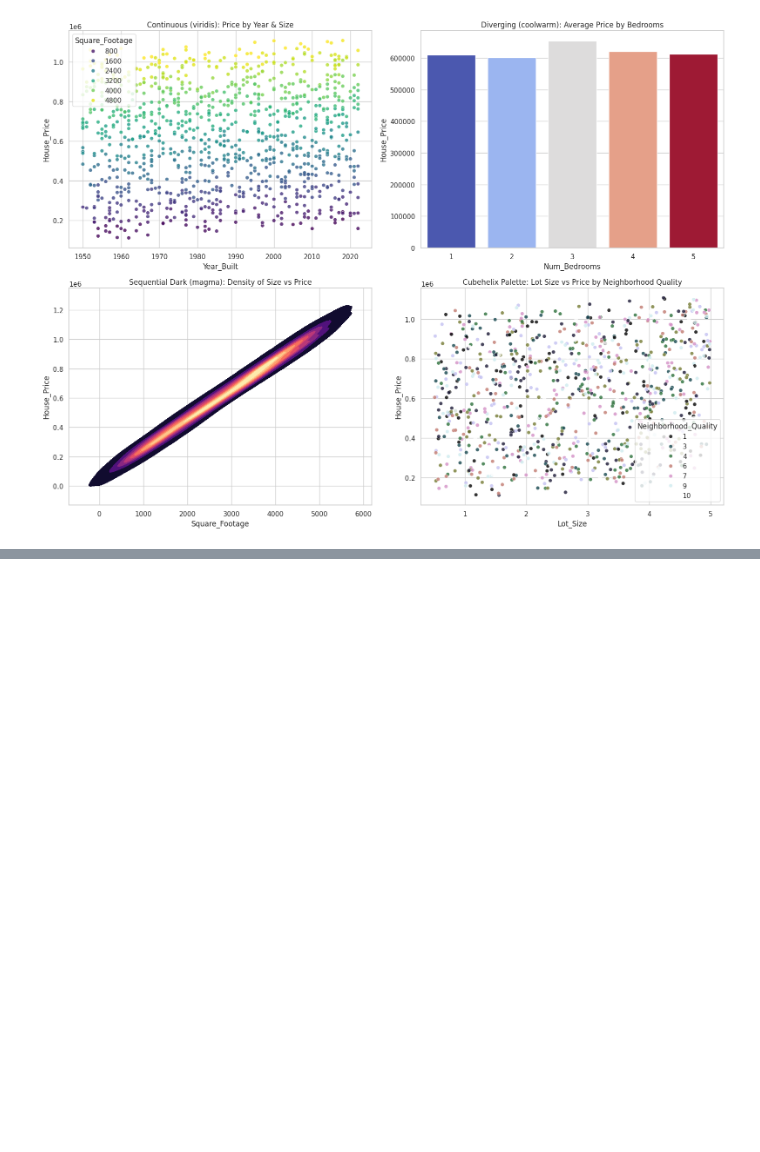
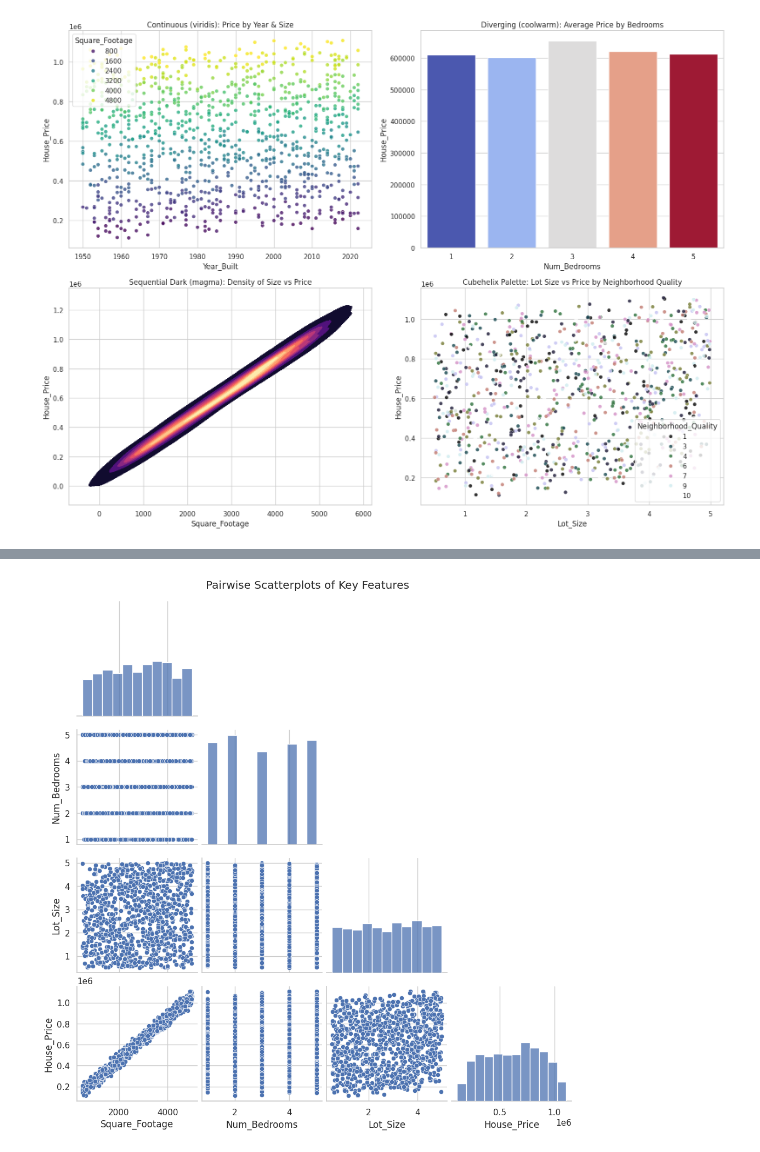
Before and after one commit to Pheonix1795/MDS_LAB, a Jupyter notebook: MDS_WEEK(12,13)II.ipynb, the cells around one changed output, grey strips where cells are left out. Cells and saved outputs as stored; diff of their text form; code cells hidden in the pictures; blank space fills up the shorter version.

```diff
--- a/MDS_WEEK(12,13)II.ipynb
+++ b/MDS_WEEK(12,13)II.ipynb
@@ -167,0 +171,7 @@ plt.show()
+# %%
+# Scatter plot showing relations between key dimensions
+sns.pairplot(df[['Square_Footage', 'Num_Bedrooms', 'Lot_Size', 'House_Price']], corner=True, palette='viridis')
+plt.suptitle('Pairwise Scatterplots of Key Features', y=1.02)
+plt.show()
+# %% [output]
+[figure, added]
```
Also changed, not shown: parts of 2 cells of this notebook.
